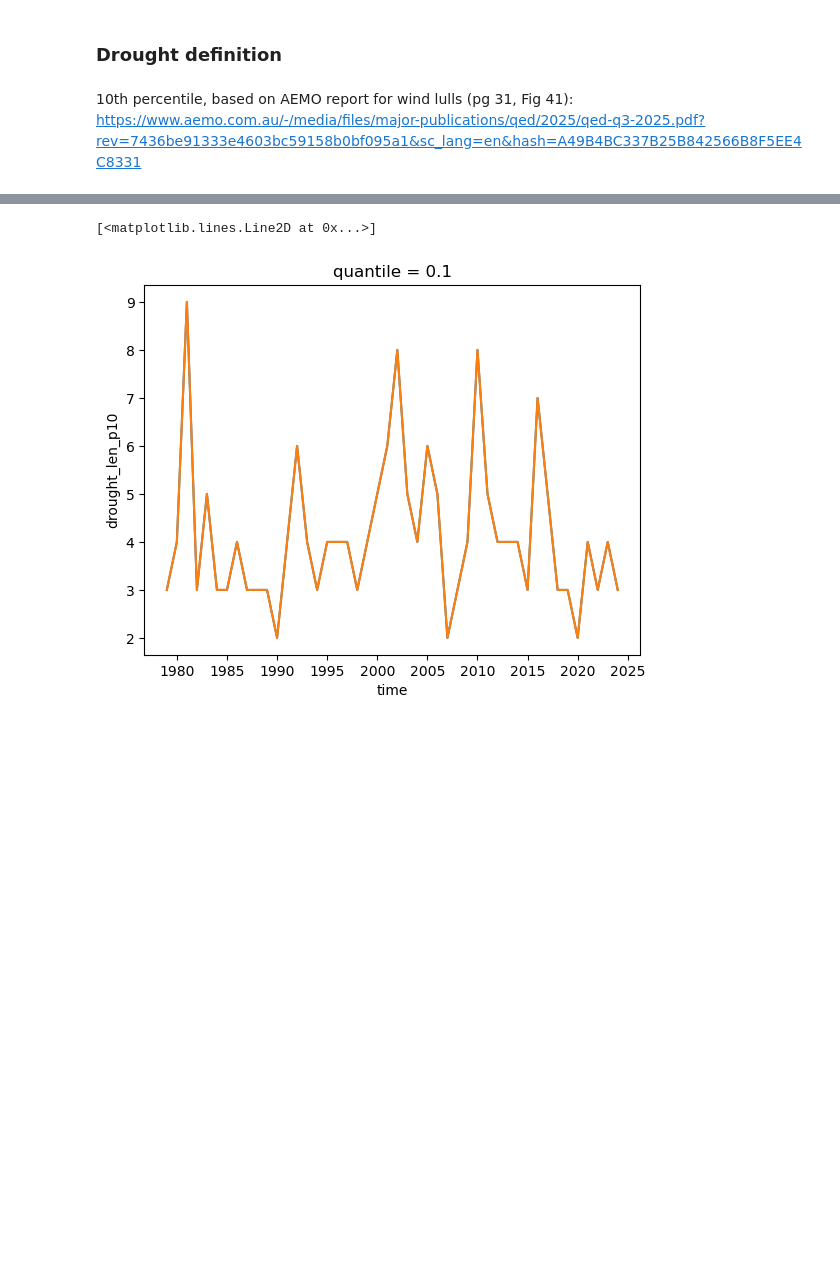
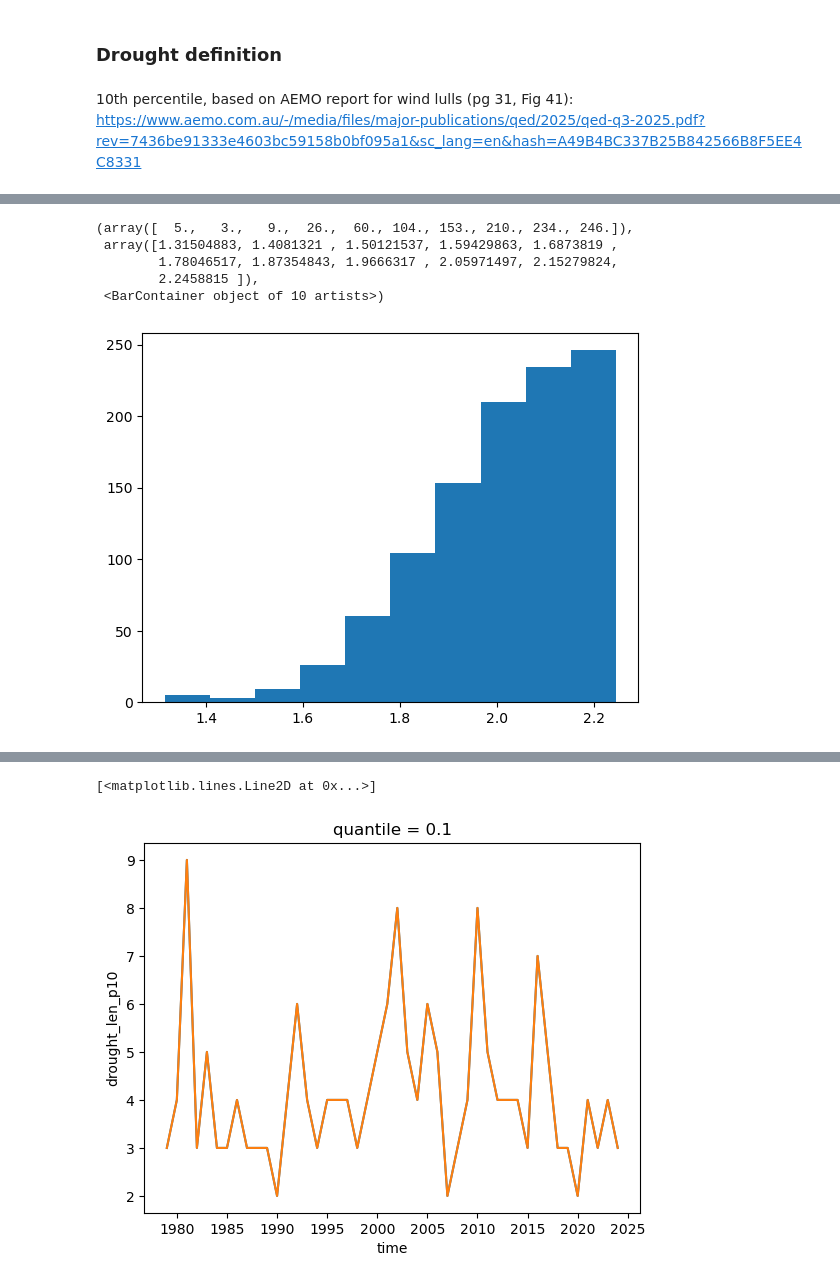
Before and after one commit to dougrichardson/wind_drought, a Jupyter notebook: 08_reanalysis_drought_stats.ipynb, the cells around one changed output, grey strips where cells are left out. Drawn from its saved outputs; the diff is of its cells as text; code cells hidden in the pictures; blank space fills up the shorter version.

```diff
--- a/08_reanalysis_drought_stats.ipynb
+++ b/08_reanalysis_drought_stats.ipynb
@@ -185,0 +216,11 @@ t = ws_dict["ERA5_NEM_NEM_wind_2025_unweighted"]["ws10m"].quantile(DROUGHT_Q, "t
+# %%
+plt.hist(
+    (x["event_sum"] / x["event_length"]).dropna("event")
+)
+# %% [output]
+(array([  5.,   3.,   9.,  26.,  60., 104., 153., 210., 234., 246.]),
+ array([1.31504883, 1.4081321 , 1.50121537, 1.59429863, 1.6873819 ,
+        1.78046517, 1.87354843, 1.9666317 , 2.05971497, 2.15279824,
+        2.2458815 ]),
+ <BarContainer object of 10 artists>)
+[figure, added]
```
Also changed, not shown: parts of 13 cells of this notebook.
